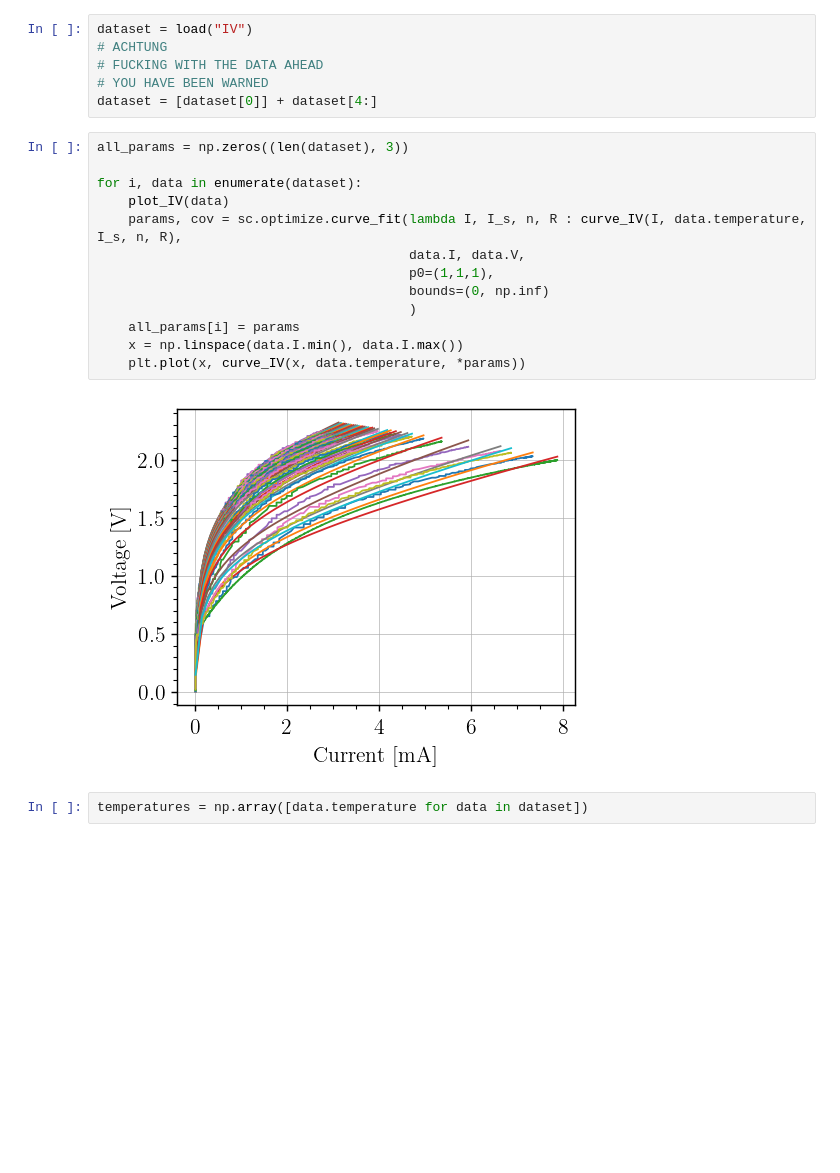
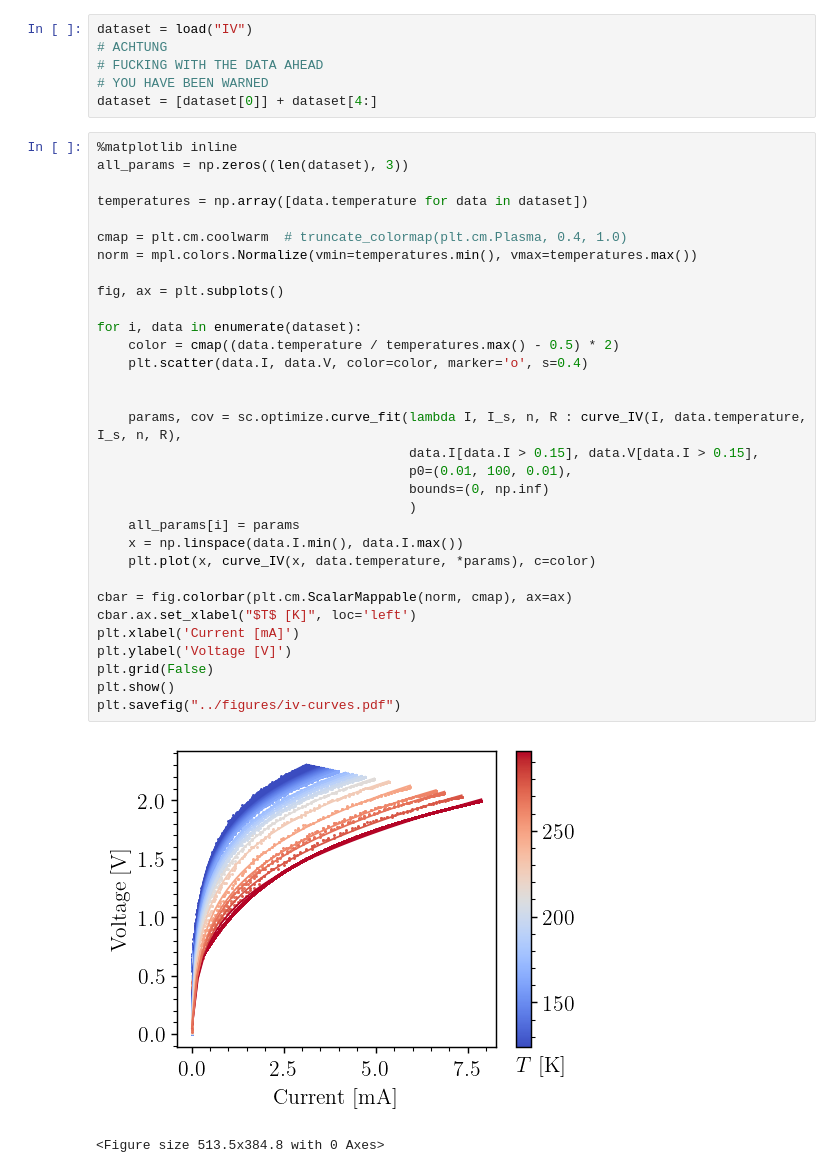
Before and after one commit to TomVdt/TPIII, a Jupyter notebook: 06-photoemission-interne/analyse/exp1.ipynb, the cells around one changed output. Saved outputs shown, nothing was run; the diff lists cells and outputs as text; blank space fills up the shorter version.

Commit message:
kinda works, saved figures

```diff
--- a/06-photoemission-interne/analyse/exp1.ipynb
+++ b/06-photoemission-interne/analyse/exp1.ipynb
@@ -31,22 +31,40 @@ dataset = load("IV")
 # YOU HAVE BEEN WARNED
 dataset = [dataset[0]] + dataset[4:]
 # %%
+%matplotlib inline
 all_params = np.zeros((len(dataset), 3))
 
+temperatures = np.array([data.temperature for data in dataset])
+
+cmap = plt.cm.coolwarm  # truncate_colormap(plt.cm.Plasma, 0.4, 1.0)
+norm = mpl.colors.Normalize(vmin=temperatures.min(), vmax=temperatures.max())
+
+fig, ax = plt.subplots()
+
 for i, data in enumerate(dataset):
-    plot_IV(data)
+    color = cmap((data.temperature / temperatures.max() - 0.5) * 2)
+    plt.scatter(data.I, data.V, color=color, marker='o', s=0.4)
+
+
     params, cov = sc.optimize.curve_fit(lambda I, I_s, n, R : curve_IV(I, data.temperature, I_s, n, R),
-                                        data.I, data.V,
-                                        p0=(1,1,1),
+                                        data.I[data.I > 0.15], data.V[data.I > 0.15],
+                                        p0=(0.01, 100, 0.01),
                                         bounds=(0, np.inf)
                                         )
     all_params[i] = params
     x = np.linspace(data.I.min(), data.I.max())
-    plt.plot(x, curve_IV(x, data.temperature, *params))
+    plt.plot(x, curve_IV(x, data.temperature, *params), c=color)
+
+cbar = fig.colorbar(plt.cm.ScalarMappable(norm, cmap), ax=ax)
+cbar.ax.set_xlabel("$T$ [K]", loc='left')
+plt.xlabel('Current [mA]')
+plt.ylabel('Voltage [V]')
+plt.grid(False)
+plt.show()
+plt.savefig("../figures/iv-curves.pdf")
 # %% [output]
-[figure, old version]
+[figure, new version]
+<Figure size 513.5x384.8 with 0 Axes>
-# %%
-temperatures = np.array([data.temperature for data in dataset])
 # %%
 # Find phi_b
 # I_S = A * A_G * T² * e^(-q phi_b / kT)
```
Also changed, not shown: parts of 6 cells of this notebook, 4 other files.
